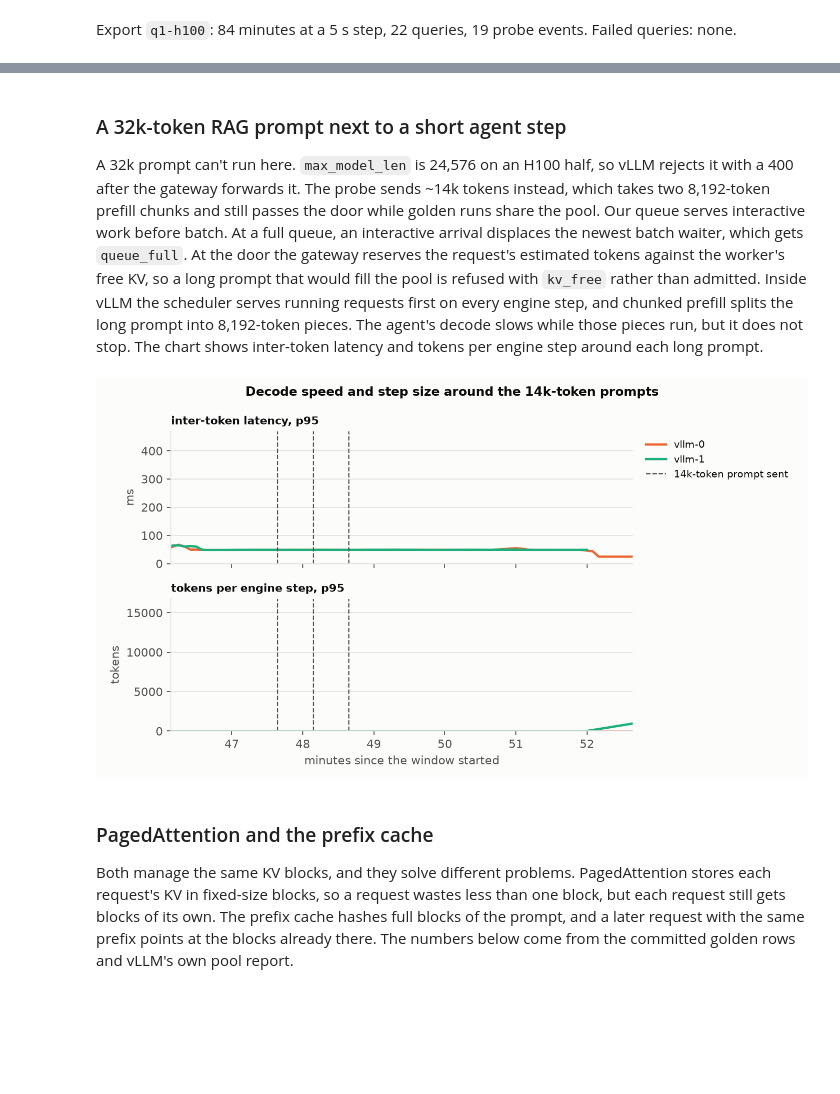
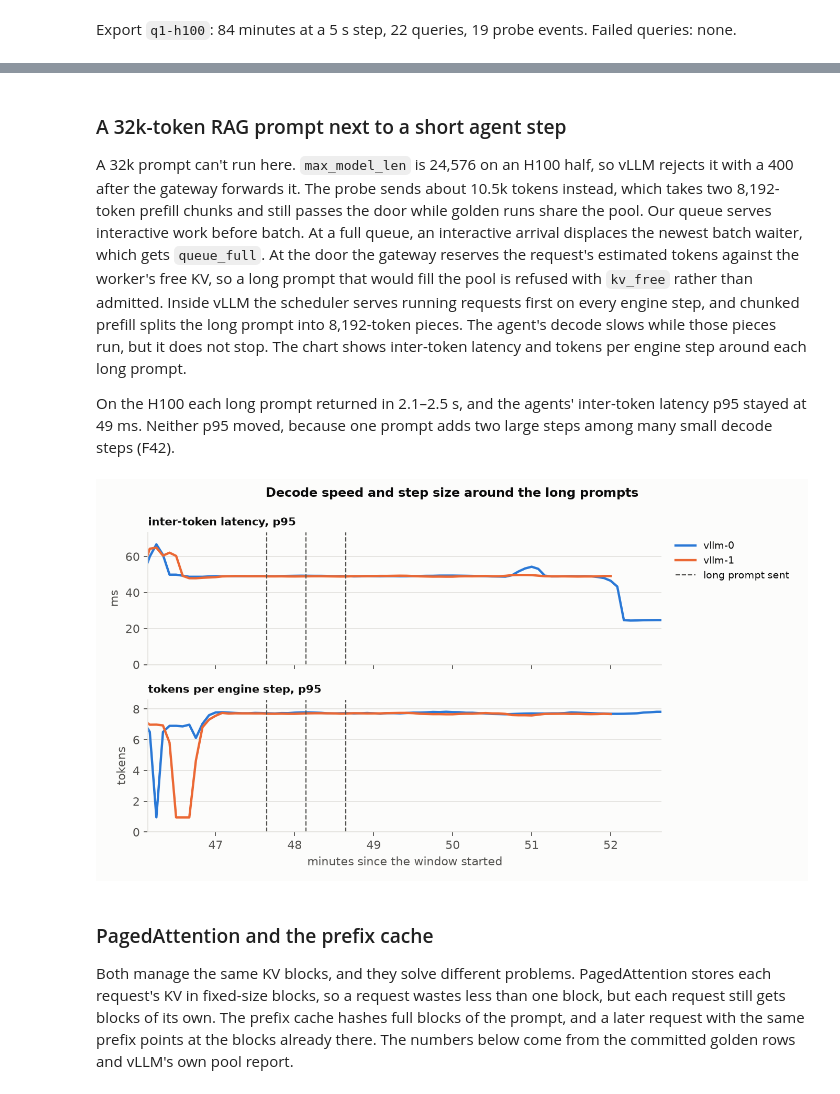
Before and after one commit to cduggn/Ariadne, a Jupyter notebook: report/report.ipynb, the cells around one changed output, grey strips where cells are left out. Saved outputs shown, nothing was run; the diff lists cells and outputs as text; code cells hidden in the pictures; blank space fills up the shorter version.

```diff
--- a/report/report.ipynb
+++ b/report/report.ipynb
@@ -348,23 +350,35 @@ from report.results import series, timeseries
 ts = timeseries()
 NO_TS = "No time series yet: run `make bench` on the GPU (it ends with `make export`)"
 SLOTS = [BLUE, ORANGE, AQUA, "#eda100", "#e87ba4", "#008300", "#4a3aa7", "#e34948"]   # the categorical order, fixed
-MARKS = {"big_prompt_sent": ("--", "14k-token prompt sent"), "client_gone_aborted": (":", "client left"),
+MARKS = {"big_prompt_sent": ("--", "long prompt sent"), "client_gone_aborted": (":", "client left"),
          "worker_deleted": ("-.", "worker deleted"), "worker_phase": ((0, (6, 2, 1, 2, 1, 2)), "worker phase change")}
 PHASES = ["down", "warming", "ready"]
-PODS = sorted({lab["pod"] for q in (ts or {}).get("series", {}).values() for r in q["results"]
-               for lab in [r["labels"]] if "pod" in lab})
+PODS = sorted({lab["pod"] for name, q in (ts or {}).get("series", {}).items() if name.startswith(("gw_", "vllm_"))
+               for r in q["results"] for lab in [r["labels"]] if "pod" in lab})
 
 def color(pod):
     return SLOTS[PODS.index(pod) % len(SLOTS)] if pod in PODS else INK2
 
 def lines(name, key="pod", scale=1.0, only=None):
-    """One line per label value of an exported query, in minutes; empty without an export or when the query failed."""
-    out = []
+    """One line per label value of an exported query, in minutes; empty without an export or when the query failed.
+    A restarted worker comes back with new labels, so its series are merged into one line per value of `key`."""
+    points = {}
     for labels, t, v in (series(ts, name) if ts else []):
         k = labels.get(key, "all")
         if only is None or k == only:
-            out.append((k, color(k), [x / 60 for x in t], [y * scale for y in v]))
-    return sorted(out, key=lambda line: line[0])
+            points.setdefault(k, {}).update({x / 60: y * scale for x, y in zip(t, v, strict=True)})
+    return [(k, color(k), *gapped(p)) for k, p in sorted(points.items())]
+
+def gapped(p):
+    """Times and values in order, with a NaN wherever samples stop for more than three steps, so no line crosses a gap."""
+    gap, t, v = 3 * ts["step_s"] / 60, [], []
+    for x in sorted(p):
+        if t and x - t[-1] > gap:
+            t.append(x)
+            v.append(float("nan"))
+        t.append(x)
+        v.append(p[x])
+    return t, v
 
 def phase_lines():
     at = {}
@@ -374,12 +388,18 @@ def phase_lines():
                 at.setdefault(labels.get("pod", "all"), {})[x / 60] = PHASES.index(labels["phase"])
     return [(pod, color(pod), sorted(at[pod]), [at[pod][x] for x in sorted(at[pod])]) for pod in sorted(at)]
 
-def plot(name, title, panels, marks=(), sharey=False):
-    """Small multiples on one time axis. A panel is (title, y label, lines[, y tick labels])."""
+def plot(name, title, panels, marks=(), sharey=False, whole=False):
+    """Small multiples on one time axis. A panel is (title, y label, lines[, y tick labels]). The axis spans the probes
+    unless `whole`, which shows the whole export."""
     if ts is None:
         print(NO_TS)
         return
     ev = [(e["kind"], (e["t"] - ts["start"]) / 60) for e in ts["events"] if e["kind"] in marks]
+    span, times = (ts["end"] - ts["start"]) / 60, [t for _, t in ev]
+    lo, hi = (max(0, min(times) - 1.5), min(span, max(times) + 4)) if times and not whole else (0, span)
+
+    def peak(drawn):                                          # the highest value inside the shown window, NaN skipped
+        return max((y for *_, t, v in drawn for x, y in zip(t, v, strict=True) if lo <= x <= hi and y == y), default=1)
     fig, axes = plt.subplots(len(panels), 1, figsize=(8.5, 1.0 + 1.9 * len(panels)), sharex=True, sharey=sharey,
                              squeeze=False)
     legends = set()
@@ -397,7 +417,8 @@ def plot(name, title, panels, marks=(), sharey=False):
             ax.set_yticks(range(len(ticks[0])), ticks[0])
             ax.set_ylim(-0.3, len(ticks[0]) - 0.7)
         else:
-            ax.set_ylim(bottom=0)
+            top = max(peak(p[2]) for p in panels) if sharey else peak(drawn)
+            ax.set_ylim(0, (top or 1) * 1.1)
         ax.set_title(head, loc="left", fontsize=9.5)
         ax.set_ylabel(ylabel)
         ax.grid(axis="x", visible=False)
@@ -405,9 +426,7 @@ def plot(name, title, panels, marks=(), sharey=False):
         if names and names not in legends:                     # a panel repeating the legend above it gets none
             legends.add(names)
             ax.legend(loc="upper left", bbox_to_anchor=(1.01, 1), fontsize=8.5)
-    span = (ts["end"] - ts["start"]) / 60
-    times = [t for _, t in ev]
-    axes[-1, 0].set_xlim((max(0, min(times) - 1.5), min(span, max(times) + 4)) if times else (0, span))
+    axes[-1, 0].set_xlim(lo, hi)
     axes[-1, 0].set_xlabel("minutes since the window started")
     fig.suptitle(title, fontweight="bold", fontsize=11)
     show(fig, f"queue_{name}")
@@ -459,20 +482,23 @@ if ts is not None:
 ### A 32k-token RAG prompt next to a short agent step
 
 A 32k prompt can't run here. `max_model_len` is 24,576 on an H100 half, so vLLM rejects it with a 400 after the
-gateway forwards it. The probe sends ~14k tokens instead, which takes two 8,192-token prefill chunks and still passes
-the door while golden runs share the pool. Our queue serves interactive work before batch. At a full queue, an
+gateway forwards it. The probe sends about 10.5k tokens instead, which takes two 8,192-token prefill chunks and still
+passes the door while golden runs share the pool. Our queue serves interactive work before batch. At a full queue, an
 interactive arrival displaces the newest batch waiter, which gets `queue_full`. At the door the gateway reserves the request's estimated
 tokens against the worker's free KV, so a long prompt that would fill the pool is refused with `kv_free` rather than
 admitted. Inside vLLM the scheduler serves running requests first on every engine step, and chunked prefill splits
 the long prompt into 8,192-token pieces. The agent's decode slows while those pieces run, but it does not stop. The
 chart shows inter-token latency and tokens per engine step around each long prompt.
+
+On the H100 each long prompt returned in 2.1–2.5 s, and the agents' inter-token latency p95 stayed at 49 ms. Neither
+p95 moved, because one prompt adds two large steps among many small decode steps (F42).
 # %%
-plot("long_prompt", "Decode speed and step size around the 14k-token prompts",
+plot("long_prompt", "Decode speed and step size around the long prompts",
      [("inter-token latency, p95", "ms", lines("vllm_itl_p95", scale=1000)),
       ("tokens per engine step, p95", "tokens", lines("vllm_iter_tokens_p95"))],
      marks=("big_prompt_sent",))
 # %% [output]
-[figure, old version]
+[figure, new version]
 # %% [markdown]
 ### PagedAttention and the prefix cache
 
```
Also changed, not shown: parts of 8 cells of this notebook, 17 other files.
